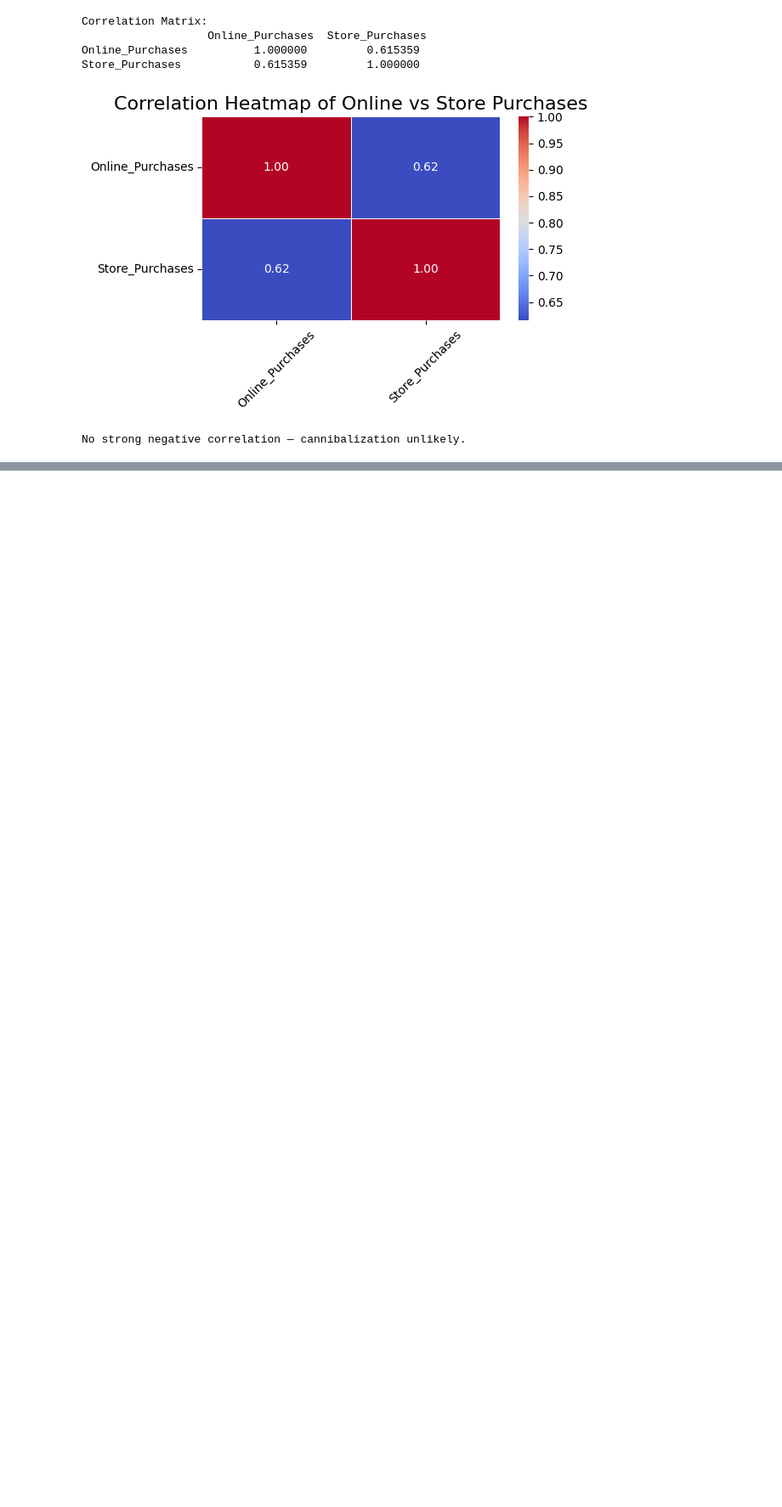
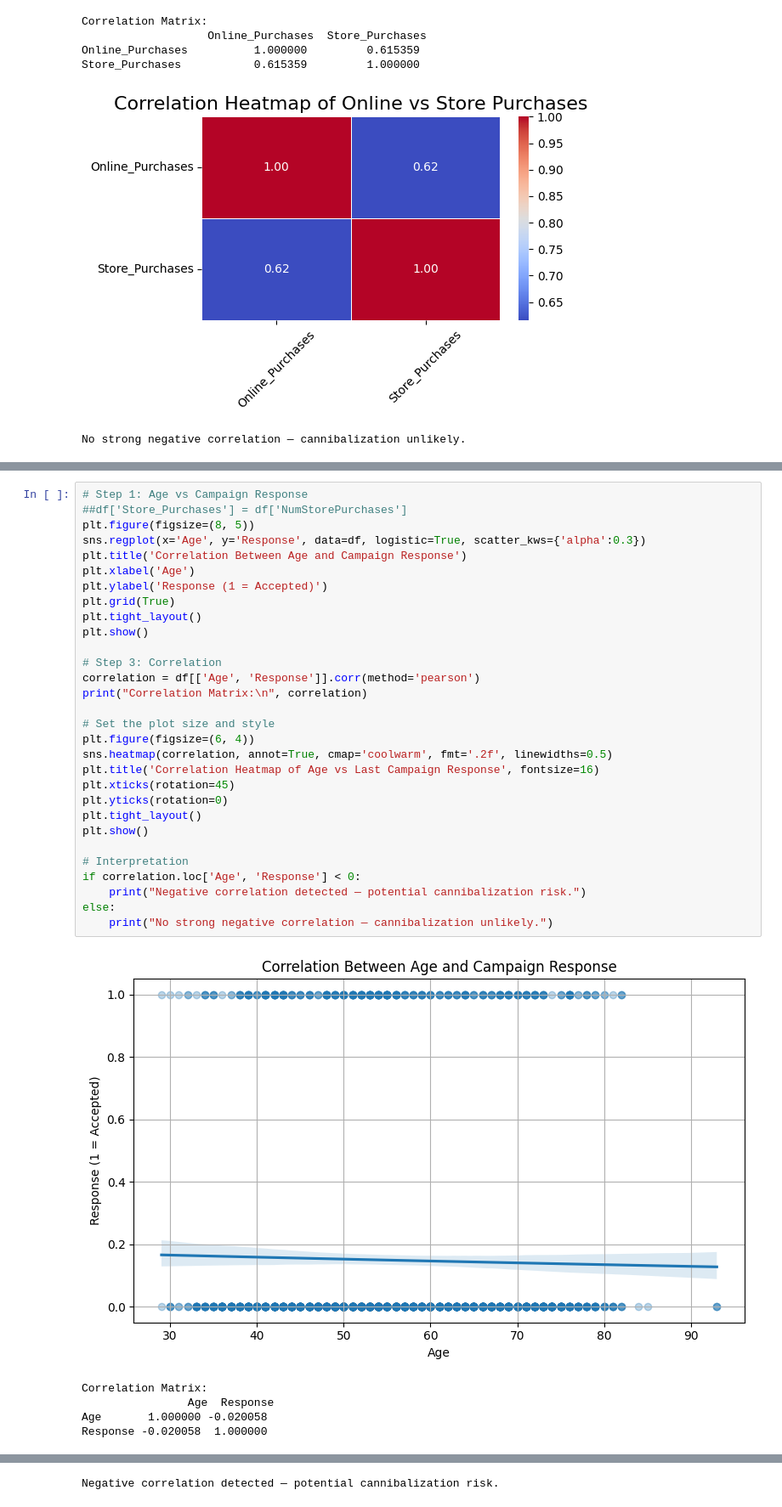
Before and after one commit to svinnapolean/Applied-Data-Science-P2, a Jupyter notebook: marketing_campaigns_project2.ipynb, the cells around one changed output, grey strips where cells are left out. Shown at 85% size. Saved outputs shown, nothing was run; the diff lists cells and outputs as text; blank space fills up the shorter version.

```diff
--- a/marketing_campaigns_project2.ipynb
+++ b/marketing_campaigns_project2.ipynb
@@ -723,0 +828,36 @@ No strong negative correlation — cannibalization unlikely.
+# %%
+# Step 1: Age vs Campaign Response
+##df['Store_Purchases'] = df['NumStorePurchases']
+plt.figure(figsize=(8, 5))
+sns.regplot(x='Age', y='Response', data=df, logistic=True, scatter_kws={'alpha':0.3})
+plt.title('Correlation Between Age and Campaign Response')
+plt.xlabel('Age')
+plt.ylabel('Response (1 = Accepted)')
+plt.grid(True)
+plt.tight_layout()
+plt.show()
+
+# Step 3: Correlation
+correlation = df[['Age', 'Response']].corr(method='pearson')
+print("Correlation Matrix:\n", correlation)
+
+# Set the plot size and style
+plt.figure(figsize=(6, 4))
+sns.heatmap(correlation, annot=True, cmap='coolwarm', fmt='.2f', linewidths=0.5)
+plt.title('Correlation Heatmap of Age vs Last Campaign Response', fontsize=16)
+plt.xticks(rotation=45)
+plt.yticks(rotation=0)
+plt.tight_layout()
+plt.show()
+
+# Interpretation
+if correlation.loc['Age', 'Response'] < 0:
+    print("Negative correlation detected — potential cannibalization risk.")
+else:
+    print("No strong negative correlation — cannibalization unlikely.")
+# %% [output]
+[figure, added]
+Correlation Matrix:
+                Age  Response
+Age       1.000000 -0.020058
+Response -0.020058  1.000000
@@ -723,0 +865 @@ No strong negative correlation — cannibalization unlikely.
+Negative correlation detected — potential cannibalization risk.
```
Also changed, not shown: parts of 18 cells of this notebook.
